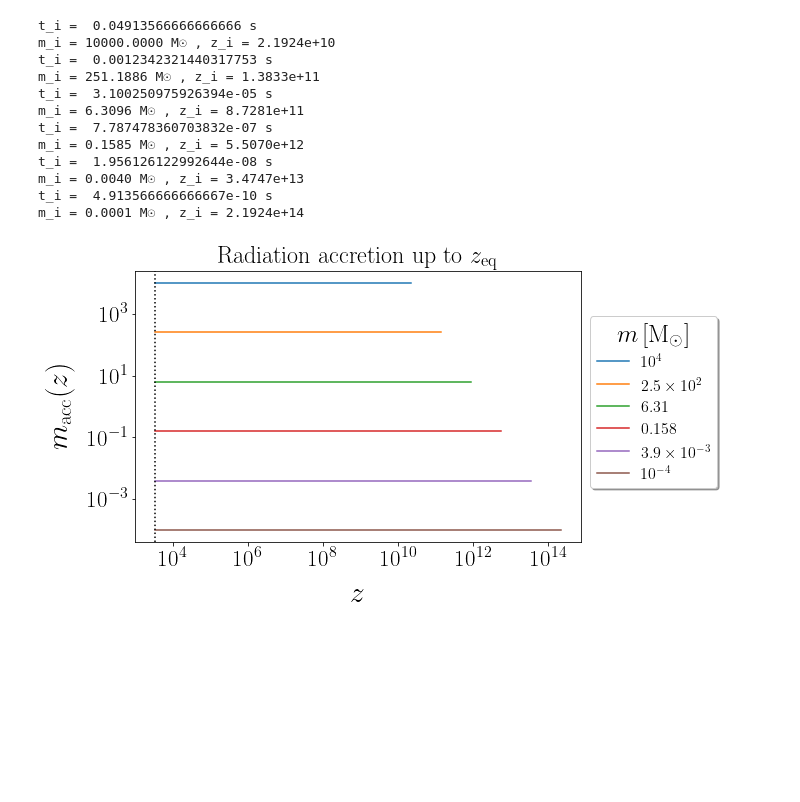
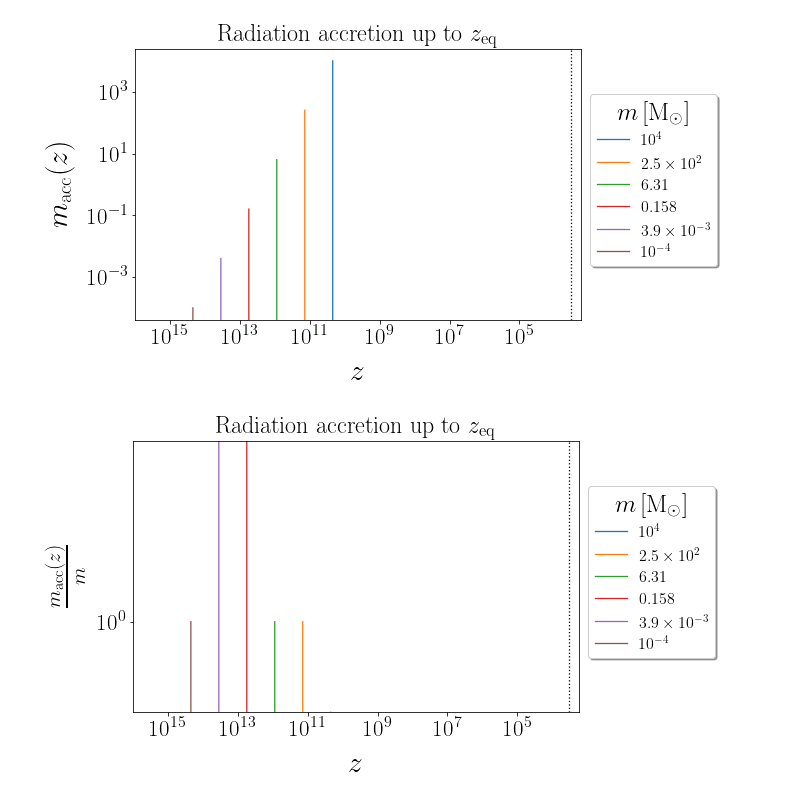
Before and after one commit to pratibhajangra591/project-2, a Jupyter notebook: accretion.ipynb, the cells around one changed output. Saved outputs shown, nothing was run; the diff lists cells and outputs as text; code cells hidden in the pictures; blank space fills up the shorter version.

```diff
--- a/accretion.ipynb
+++ b/accretion.ipynb
@@ -43,59 +43,75 @@ t_i =  [2.47037037e-32 6.20528981e-34 1.55869833e-35 3.91527318e-37
 # as per ρ = ρ_r0 (1 + z)⁴ up to z_eq.
 # v<< c_s
 
 
 def m_racc(m, z):
     c_s  = c/np.sqrt(3)
     α  = ((4 * π * (G**2))/(c_s**3)) * ((3/(8 * π * ρ_c0 * G))**(1/2))
-    y = (1 + z)
-    y_i = (1 + z_i)
-    upper_limit = (y/Ω_r0) - ((Ω_m0 * np.log(Ω_m0 + Ω_r0 * y))/(Ω_r0**2))
-    lower_limit = (y_i/Ω_r0) - ((Ω_m0 * np.log(Ω_m0 + Ω_r0 * y_i))/(Ω_r0**2))
-    first_term  = α *  ρ_r0  * (upper_limit - lower_limit) * η_acc
-    second_term = 1/m
-    return (1/(first_term + second_term))
+    def integral(z):
+        y = (1 + z)
+        a = Ω_r0
+        b = Ω_m0
+        first_term = np.sqrt((y**3) * (a *y + b))/(24 * (a**(7/2)) * (y**(3/2)))
+        second_term = np.sqrt(a * y) * (8 * a**2 * y**2 - 10 * a * b * y + 15 * b**2)
+        third_term = (15 * b**(5/2) * np.arcsinh(np.sqrt(a * y/b))) / np.sqrt( (a* y/b) + 1)
+        return first_term * (second_term - third_term)
+
+    return 1/(α *  ρ_r0  * (integral(z) - integral(z_i))   + 1/m )
 
 
 fig, ax = plt.subplots(1, figsize = (8, 5))
 colors = ['C0', 'C1','C2','C3','C4', 'C5']
 
 for i, (m, color) in enumerate(zip(m_1_list, colors)):
     m*= M_solar
-    z_i = z_pbh(m)
-    print("m_i =", '%0.4f'%(m/M_solar), "M☉", "," , "z_i =", '%0.4e'%z_i)
-    z = np.geomspace(z_i, z_eq, 10)
-    z_list = z.tolist()
-    m_change_list = np.zeros(len(z_list))
-    for j, z in enumerate(z_list):
-        m_change_list[j] = (m_racc(m, z))
-    ax.loglog(z_list, m_change_list/M_solar, color = color)
+    z_i = z_pbh(m,  γ=1)
+    z = np.geomspace(z_i, z_eq, 100000)
+    ax.loglog(z, m_racc(m, z)/M_solar , color = color)
 
 
 plt.axvline(x = z_eq,  color = 'k',  linestyle = ':')
 plt.rc('lines', linewidth = 1.3)
 plt.xticks(fontsize = 23)
 plt.yticks(fontsize = 23)
 plt.xlabel('$z$',fontsize = 29.5, labelpad = 12)
 plt.ylabel(r'$m_\mathrm{acc}(z) $',fontsize = 29.5, labelpad = 12)
 plt.legend(['$10^{4}$', r'$2.5\times 10^{2}$',
             '$6.31$', '$0.158$', r'$3.9\times 10^{-3}$', '$10^{-4}$'],
            prop = {'size':16}, loc = (1.02, 0.2), shadow = True,
            title = '$m\, [\mathrm{M_{\odot}}]$' ,
            title_fontsize = 25, facecolor = 'white', fontsize = 65)
+plt.xlim(1e16, 0.5*z_eq)
 plt.title('Radiation accretion up to $z_\mathrm{eq}$', fontsize = 24, pad = 8)
-plt.savefig('racc.pdf', bbox_inches = 'tight')
+#plt.savefig('racc.pdf', bbox_inches = 'tight')
 plt.show()
 # %% [output]
-t_i =  0.04913566666666666 s
-m_i = 10000.0000 M☉ , z_i = 2.1924e+10
-t_i =  0.0012342321440317753 s
-m_i = 251.1886 M☉ , z_i = 1.3833e+11
-t_i =  3.100250975926394e-05 s
-m_i = 6.3096 M☉ , z_i = 8.7281e+11
-t_i =  7.787478360703832e-07 s
-m_i = 0.1585 M☉ , z_i = 5.5070e+12
-t_i =  1.956126122992644e-08 s
-m_i = 0.0040 M☉ , z_i = 3.4747e+13
-t_i =  4.913566666666667e-10 s
-m_i = 0.0001 M☉ , z_i = 2.1924e+14
-[figure, old version]
+[figure, new version]
+# %%
+fig, ax = plt.subplots(1, figsize = (8, 5))
+colors = ['C0', 'C1','C2','C3','C4', 'C5']
+
+for i, (m, color) in enumerate(zip(m_1_list, colors)):
+    m*= M_solar
+    z_i = z_pbh(m,  γ=1)
+    #print("m_i =", '%0.4f'%(m/M_solar), "M☉", "," , "z_i =", '%0.4e'%z_i)
+    z = np.geomspace(z_i, z_eq, 100000)
+    ax.loglog(z, (m_racc(m, z))/m , color = color)
+
+
+plt.axvline(x = z_eq,  color = 'k',  linestyle = ':')
+plt.rc('lines', linewidth = 1.3)
+plt.xticks(fontsize = 23)
+plt.yticks(fontsize = 23)
+plt.xlabel('$z$',fontsize = 29.5, labelpad = 12)
+plt.ylabel(r'$\frac{m_\mathrm{acc}(z)}{m} $',fontsize = 29.5, labelpad = 12)
+plt.legend(['$10^{4}$', r'$2.5\times 10^{2}$',
+            '$6.31$', '$0.158$', r'$3.9\times 10^{-3}$', '$10^{-4}$'],
+           prop = {'size':16}, loc = (1.02, 0.2), shadow = True,
+           title = '$m\, [\mathrm{M_{\odot}}]$' ,
+           title_fontsize = 25, facecolor = 'white', fontsize = 65)
+plt.xlim(1e16, 0.5*z_eq)
+plt.title('Radiation accretion up to $z_\mathrm{eq}$', fontsize = 24, pad = 8)
+#plt.savefig('racc.pdf', bbox_inches = 'tight')
+plt.show()
+# %% [output]
+[figure, added]
```
Also changed, not shown: parts of 7 cells of this notebook.
